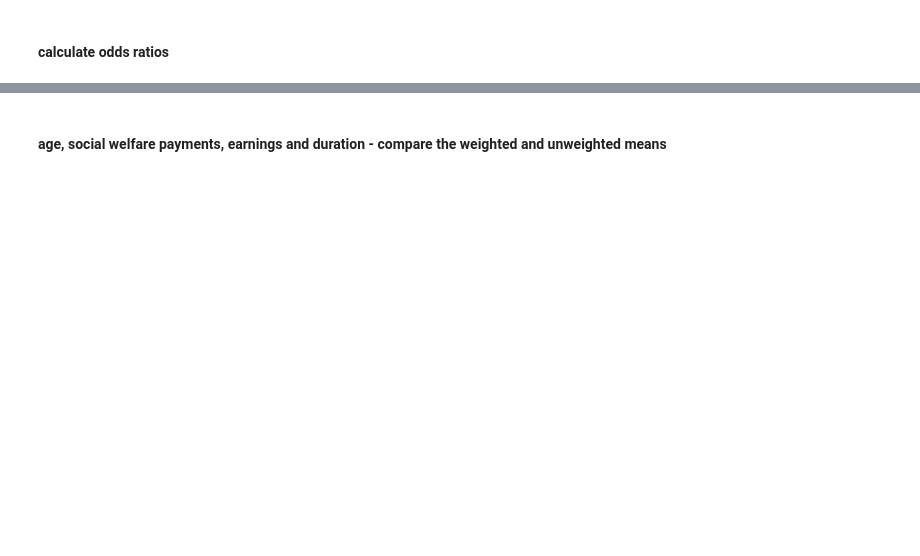
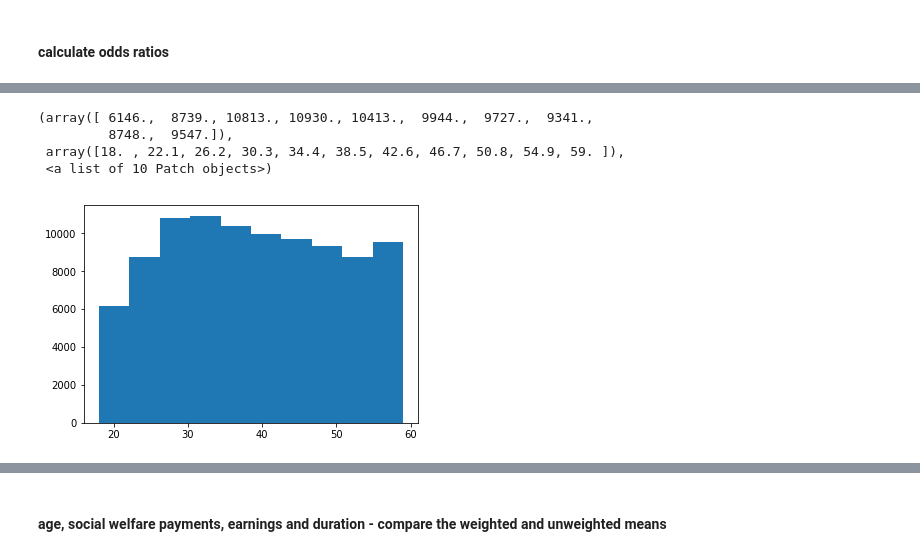
Before and after one commit to ciaranjudge/evaluation_jp, a Jupyter notebook: ModellingTreatment.ipynb, the cells around one changed output, grey strips where cells are left out. Saved outputs shown, nothing was run; the diff lists cells and outputs as text; code cells hidden in the pictures; blank space fills up the shorter version.

```diff
--- a/ModellingTreatment.ipynb
+++ b/ModellingTreatment.ipynb
@@ -343,0 +365,14 @@ df.loc[df['y']==0, 'report_o_ratio']=df['report_o_ratio']/average_odds[0]
+# %%
+#d.plot.hist(bins=10, x='age', y=np.sum, alpha=0.3)
+
+# sns.distplot(d, bins=10, hist=True, kde=False,
+#              rug=False, fit=None, hist_kws=None, kde_kws=None, rug_kws=None,
+#              fit_kws=None, color=None, vertical=False, norm_hist=False, axlabel=None, label=None, ax=None)
+from matplotlib.pyplot import hist
+hist(df['age'], bins=10)
+# %% [output]
+(array([ 6146.,  8739., 10813., 10930., 10413.,  9944.,  9727.,  9341.,
+         8748.,  9547.]),
+ array([18. , 22.1, 26.2, 30.3, 34.4, 38.5, 42.6, 46.7, 50.8, 54.9, 59. ]),
+ <a list of 10 Patch objects>)
+[figure, added]
```
Also changed, not shown: parts of 73 cells of this notebook.
